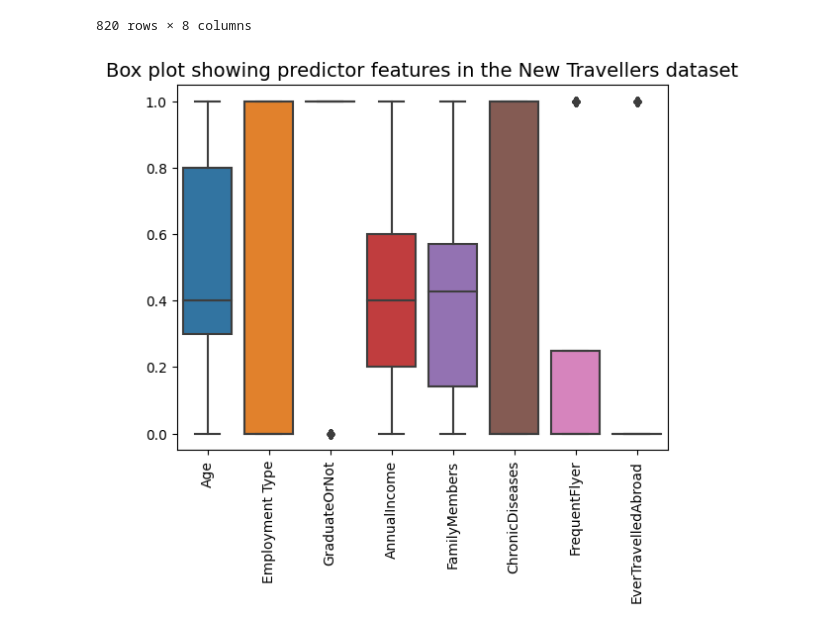
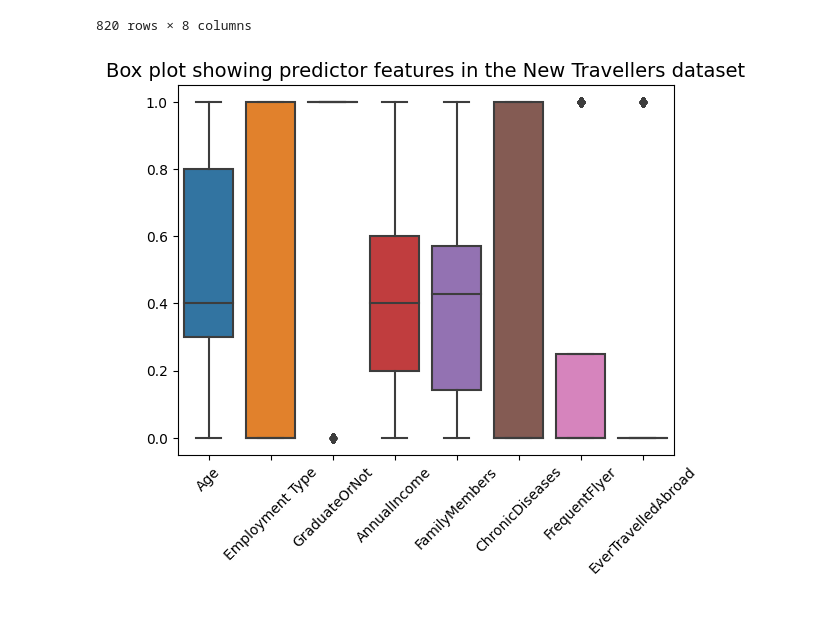
Before and after one commit to JanKosgei/Travel-Insurance-Prediction, a Jupyter notebook: Travel Insurance Prediction.ipynb, the cells around one changed output. Saved outputs shown, nothing was run; the diff lists cells and outputs as text; code cells hidden in the pictures.

```diff
--- a/Travel Insurance Prediction.ipynb
+++ b/Travel Insurance Prediction.ipynb
@@ -509,6 +507,6 @@ classifier=pickle.load(pickle_in)
 # %% [markdown]
 Loading the dataset
 # %%
-NewTravellers= pd.read_csv("C:\\Users\\JANUARIUS\\Desktop\\ML1\\Travel Insurance Prediction\\Travel Company New Clients.csv",sep=';')
+NewTravellers= pd.read_csv("C:\\Users\\JANUARIUS\\Desktop\\ML1\\Travel-Insurance-Prediction\\Travel Company New Clients.csv",sep=';')
 NewTravellers
 # %% [output]
@@ -638,8 +648,8 @@ See the caveats in the documentation: https://pandas.pydata.org/pandas-docs/stab
 820 rows × 8 columns
 # %%
 sns.boxplot(NewTravellers)
-plt.xticks(rotation = 90)
+plt.xticks(rotation = 45)
 plt.title("Box plot showing predictor features in the New Travellers dataset", size=14)
 plt.show()
 # %% [output]
-[figure, old version]
+[figure, new version]
```
Also changed, not shown: parts of 4 cells of this notebook, 1 other file.
